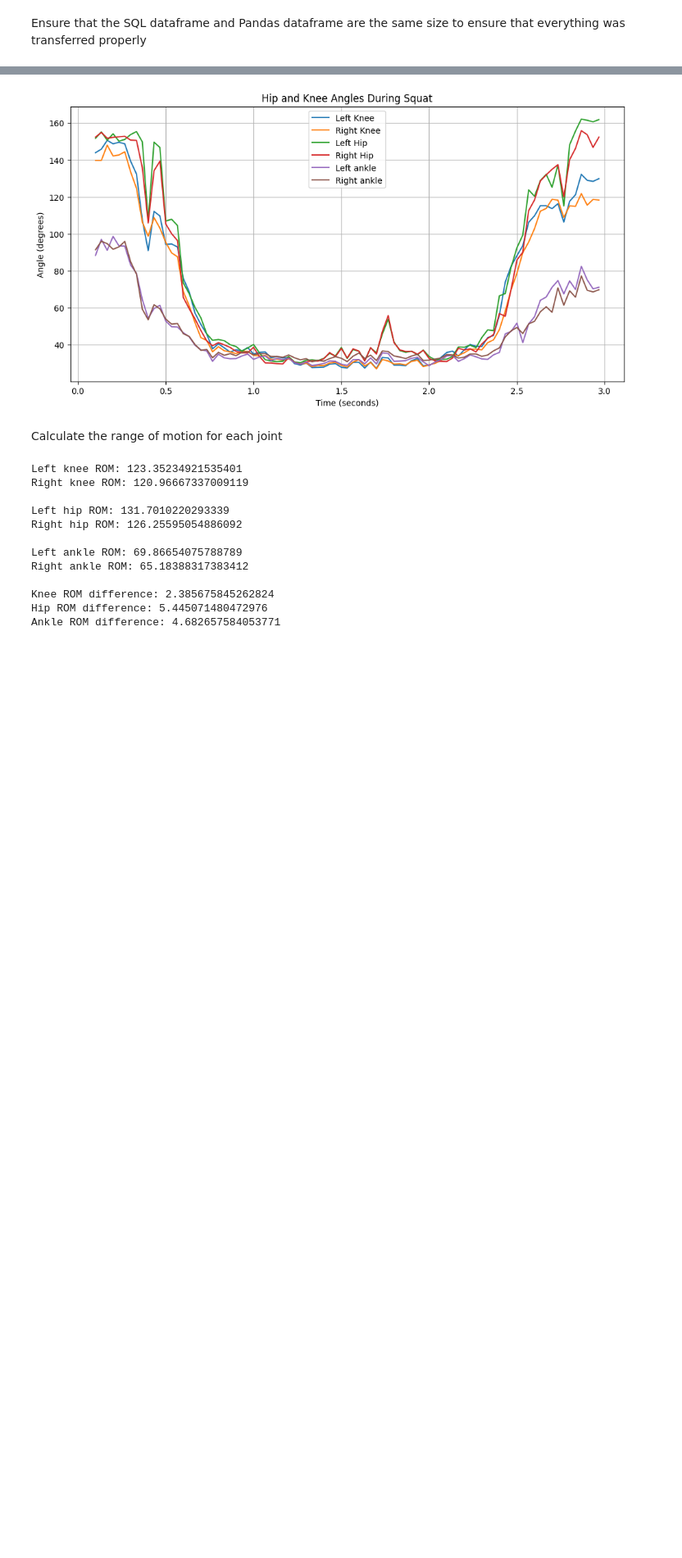
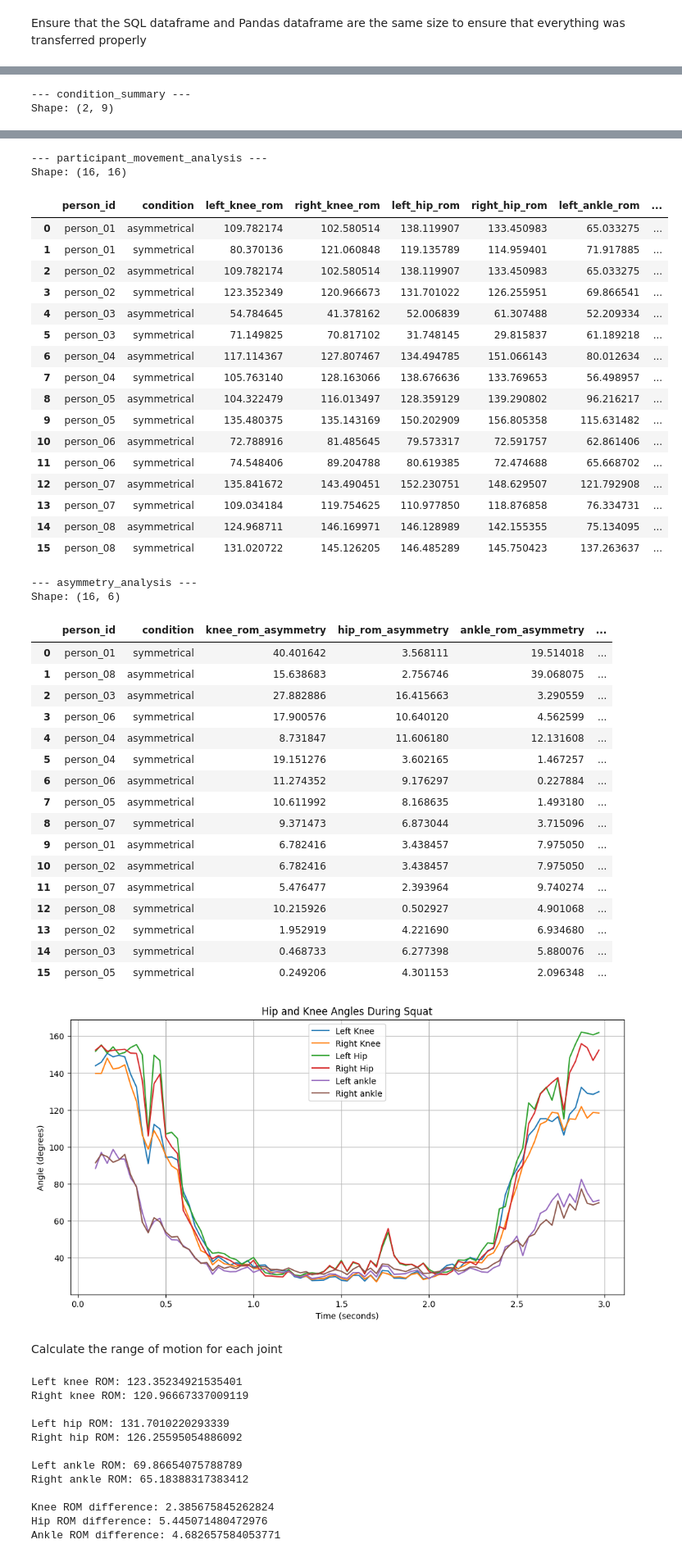
Before and after one commit to shawngobrzy/Markerless-Squat-Analysis, a Jupyter notebook: notebooks/markerless_squat_analysis.ipynb, the cells around one changed output, grey strips where cells are left out. Shown at 82% size. Cells and saved outputs as stored; diff of their text form; code cells hidden in the pictures; blank space fills up the shorter version.

```diff
--- a/notebooks/markerless_squat_analysis.ipynb
+++ b/notebooks/markerless_squat_analysis.ipynb
@@ -1143,0 +1326,15 @@ PostgreSQL DataFrame shape: (6, 25)
+# %%
+queries = {
+    "condition_summary": "SELECT * FROM condition_summary;",
+    "participant_movement_analysis": "SELECT * FROM participant_movement_analysis;",
+    "asymmetry_analysis": "SELECT * FROM asymmetry_analysis;"
+}
+
+for name, query in queries.items():
+    print(f"\n--- {name} ---")
+    df = pd.read_sql(text(query), engine)
+    print("Shape:", df.shape)
+    display(df)
+# %% [output]
+--- condition_summary ---
+Shape: (2, 9)
@@ -1144,3 +1344,41 @@ PostgreSQL DataFrame shape: (6, 25)
+--- participant_movement_analysis ---
+Shape: (16, 16)
+|  | person_id | condition | left_knee_rom | right_knee_rom | left_hip_rom | right_hip_rom | left_ankle_rom | ... |
+| 0 | person_01 | asymmetrical | 109.782174 | 102.580514 | 138.119907 | 133.450983 | 65.033275 | ... |
+| 1 | person_01 | symmetrical | 80.370136 | 121.060848 | 119.135789 | 114.959401 | 71.917885 | ... |
+| 2 | person_02 | asymmetrical | 109.782174 | 102.580514 | 138.119907 | 133.450983 | 65.033275 | ... |
+| 3 | person_02 | symmetrical | 123.352349 | 120.966673 | 131.701022 | 126.255951 | 69.866541 | ... |
+| 4 | person_03 | asymmetrical | 54.784645 | 41.378162 | 52.006839 | 61.307488 | 52.209334 | ... |
+| 5 | person_03 | symmetrical | 71.149825 | 70.817102 | 31.748145 | 29.815837 | 61.189218 | ... |
+| 6 | person_04 | asymmetrical | 117.114367 | 127.807467 | 134.494785 | 151.066143 | 80.012634 | ... |
+| 7 | person_04 | symmetrical | 105.763140 | 128.163066 | 138.676636 | 133.769653 | 56.498957 | ... |
+| 8 | person_05 | asymmetrical | 104.322479 | 116.013497 | 128.359129 | 139.290802 | 96.216217 | ... |
+| 9 | person_05 | symmetrical | 135.480375 | 135.143169 | 150.202909 | 156.805358 | 115.631482 | ... |
+| 10 | person_06 | asymmetrical | 72.788916 | 81.485645 | 79.573317 | 72.591757 | 62.861406 | ... |
+| 11 | person_06 | symmetrical | 74.548406 | 89.204788 | 80.619385 | 72.474688 | 65.668702 | ... |
+| 12 | person_07 | asymmetrical | 135.841672 | 143.490451 | 152.230751 | 148.629507 | 121.792908 | ... |
+| 13 | person_07 | symmetrical | 109.034184 | 119.754625 | 110.977850 | 118.876858 | 76.334731 | ... |
+| 14 | person_08 | asymmetrical | 124.968711 | 146.169971 | 146.128989 | 142.155355 | 75.134095 | ... |
+| 15 | person_08 | symmetrical | 131.020722 | 145.126205 | 146.485289 | 145.750423 | 137.263637 | ... |
+--- asymmetry_analysis ---
+Shape: (16, 6)
+|  | person_id | condition | knee_rom_asymmetry | hip_rom_asymmetry | ankle_rom_asymmetry | ... |
+| 0 | person_01 | symmetrical | 40.401642 | 3.568111 | 19.514018 | ... |
+| 1 | person_08 | asymmetrical | 15.638683 | 2.756746 | 39.068075 | ... |
+| 2 | person_03 | asymmetrical | 27.882886 | 16.415663 | 3.290559 | ... |
+| 3 | person_06 | symmetrical | 17.900576 | 10.640120 | 4.562599 | ... |
+| 4 | person_04 | asymmetrical | 8.731847 | 11.606180 | 12.131608 | ... |
+| 5 | person_04 | symmetrical | 19.151276 | 3.602165 | 1.467257 | ... |
+| 6 | person_06 | asymmetrical | 11.274352 | 9.176297 | 0.227884 | ... |
+| 7 | person_05 | asymmetrical | 10.611992 | 8.168635 | 1.493180 | ... |
+| 8 | person_07 | symmetrical | 9.371473 | 6.873044 | 3.715096 | ... |
+| 9 | person_01 | asymmetrical | 6.782416 | 3.438457 | 7.975050 | ... |
+| 10 | person_02 | asymmetrical | 6.782416 | 3.438457 | 7.975050 | ... |
+| 11 | person_07 | asymmetrical | 5.476477 | 2.393964 | 9.740274 | ... |
+| 12 | person_08 | symmetrical | 10.215926 | 0.502927 | 4.901068 | ... |
+| 13 | person_02 | symmetrical | 1.952919 | 4.221690 | 6.934680 | ... |
+| 14 | person_03 | symmetrical | 0.468733 | 6.277398 | 5.880076 | ... |
+| 15 | person_05 | symmetrical | 0.249206 | 4.301153 | 2.096348 | ... |
 # %%
 import numpy as np
 
```
Also changed, not shown: parts of 20 cells of this notebook, 1 other file.
